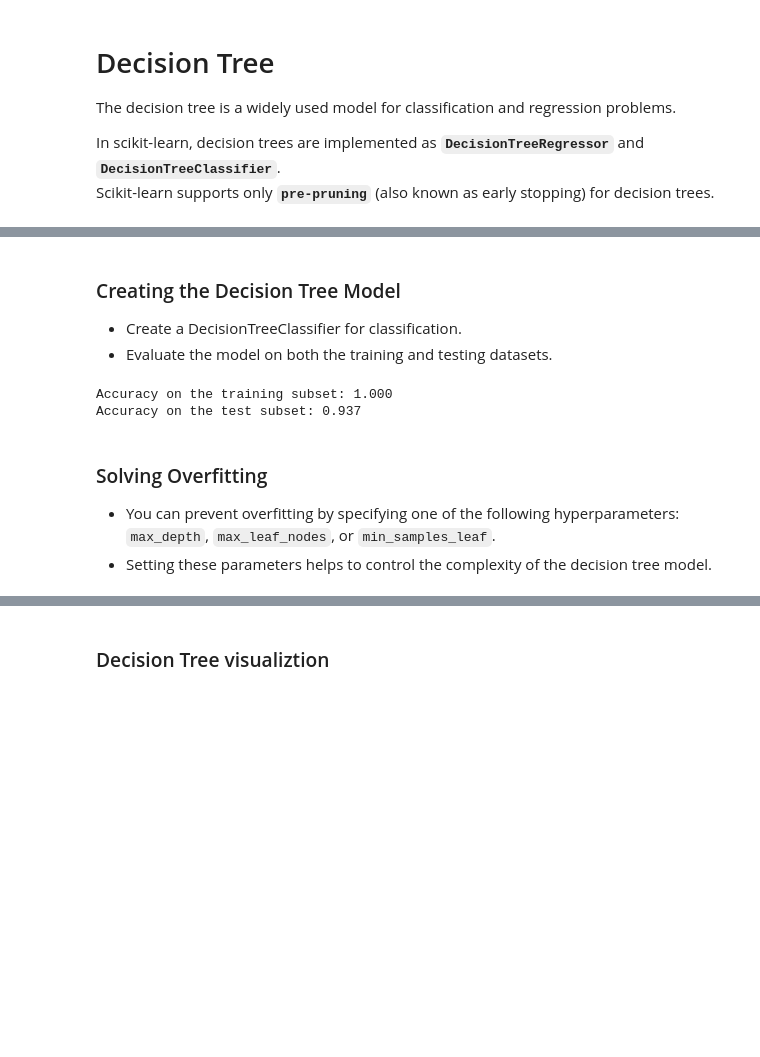
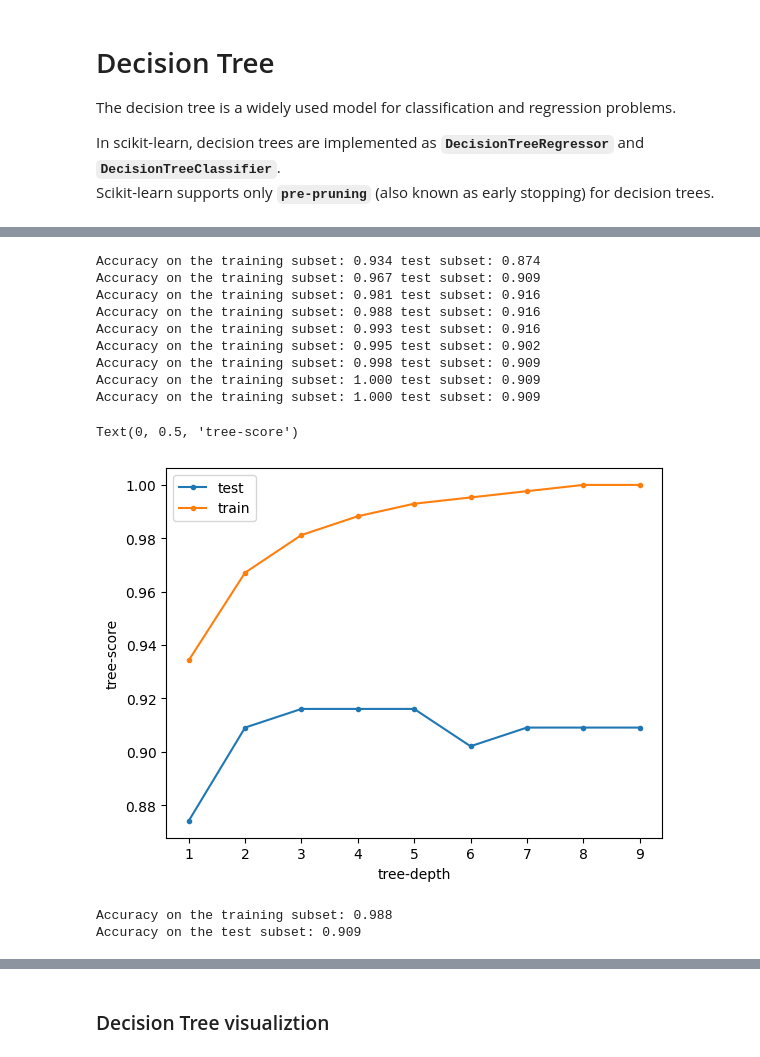
Before and after one commit to hh-blaire-cho/ds101_2024Oct, a Jupyter notebook: 28_DecisionTree.ipynb, the cells around one changed output, grey strips where cells are left out. Cells and saved outputs as stored; diff of their text form; code cells hidden in the pictures; blank space fills up the shorter version.

```diff
--- a/28_DecisionTree.ipynb
+++ b/28_DecisionTree.ipynb
@@ -25,22 +123,45 @@ cancer = load_breast_cancer()
 X_train, X_test, y_train, y_test = train_test_split(
     cancer.data, cancer.target, stratify=cancer.target
 )
-# %% [markdown]
-### Creating the Decision Tree Model
-
-- Create a DecisionTreeClassifier for classification.
-- Evaluate the model on both the training and testing datasets.
+# %%
+test_scores = list()
+train_scores = list()
+for i in range(1, 10):
+    tree = DecisionTreeClassifier(max_depth=i, random_state=5)
+    tree.fit(X_train, y_train)
+    train_score = tree.score(X_train, y_train)
+    test_score = tree.score(X_test, y_test)
+    test_scores.append(test_score)
+    train_scores.append(train_score)
+    print(
+        "Accuracy on the training subset: {:.3f} test subset: {:.3f}".format(
+            train_score, test_score
+        )
+    )
+
+plt.plot(range(1, 10), test_scores, ".-")
+plt.plot(range(1, 10), train_scores, ".-")
+plt.legend(["test", "train"])
+plt.xlabel("tree-depth")
+plt.ylabel("tree-score")
+# %% [output]
+Accuracy on the training subset: 0.934 test subset: 0.874
+Accuracy on the training subset: 0.967 test subset: 0.909
+Accuracy on the training subset: 0.981 test subset: 0.916
+Accuracy on the training subset: 0.988 test subset: 0.916
+Accuracy on the training subset: 0.993 test subset: 0.916
+Accuracy on the training subset: 0.995 test subset: 0.902
+Accuracy on the training subset: 0.998 test subset: 0.909
+Accuracy on the training subset: 1.000 test subset: 0.909
+Accuracy on the training subset: 1.000 test subset: 0.909
+Text(0, 0.5, 'tree-score')
+[figure, added]
 # %%
-tree = DecisionTreeClassifier()
+tree = DecisionTreeClassifier(max_depth=4)
 tree.fit(X_train, y_train)
 
 print("Accuracy on the training subset: {:.3f}".format(tree.score(X_train, y_train)))
 print("Accuracy on the test subset: {:.3f}".format(tree.score(X_test, y_test)))
 # %% [output]
-Accuracy on the training subset: 1.000
-Accuracy on the test subset: 0.937
+Accuracy on the training subset: 0.988
+Accuracy on the test subset: 0.909
-# %% [markdown]
-### Solving Overfitting
-
-- You can prevent overfitting by specifying one of the following hyperparameters: `max_depth`, `max_leaf_nodes`, or `min_samples_leaf`.
-- Setting these parameters helps to control the complexity of the decision tree model.
```
Also changed, not shown: parts of 26 cells of this notebook, 6 other files.
